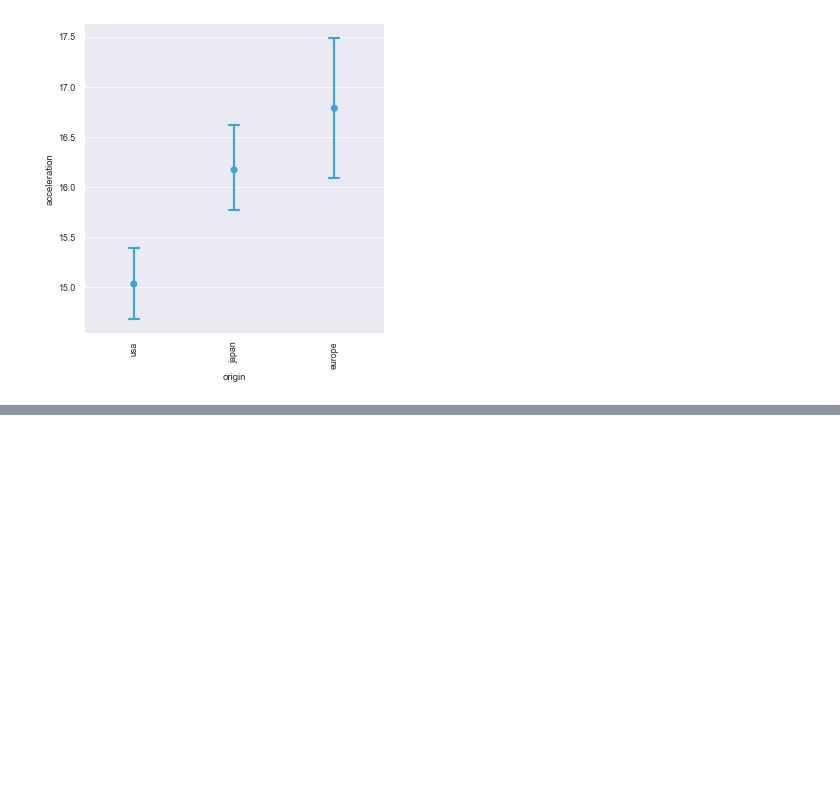
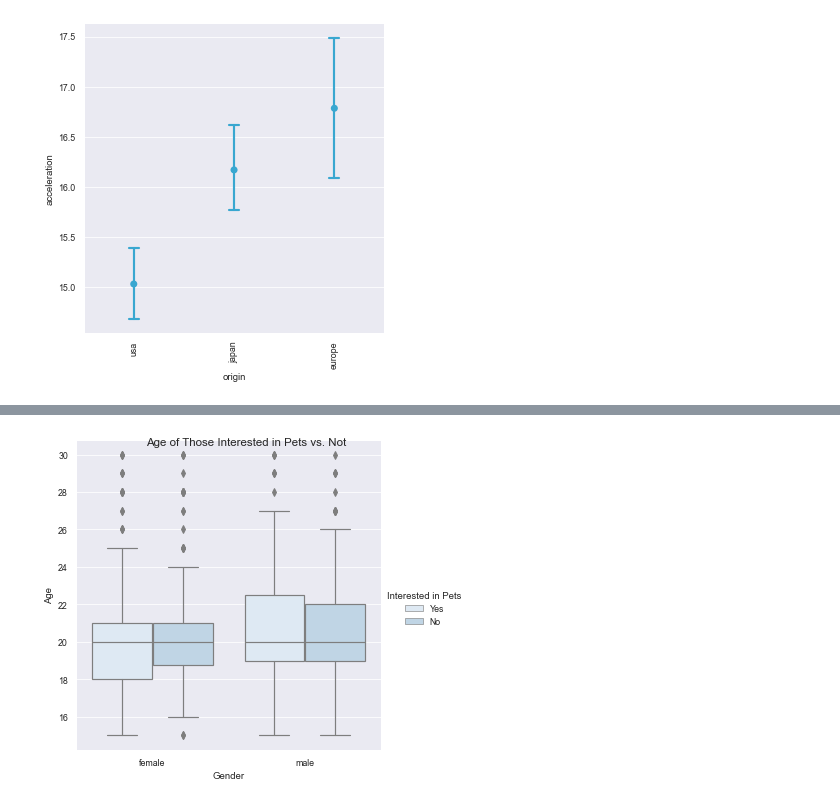
Before and after one commit to pedrogrigorio/DataCamp-Python-Data-Science-Track, a Jupyter notebook: 6-Introduction_to_Data_Visualization_with_Seaborn/notebook.ipynb, the cells around one changed output, grey strips where cells are left out. Cells and saved outputs as stored; diff of their text form; code cells hidden in the pictures; blank space fills up the shorter version.

```diff
--- a/6-Introduction_to_Data_Visualization_with_Seaborn/notebook.ipynb
+++ b/6-Introduction_to_Data_Visualization_with_Seaborn/notebook.ipynb
@@ -26,6 +26,8 @@ survey_data['Interested in Math'] = [True if s > 3 else False for s in survey_da
 map_dictionary = {1:"Never", 2:"Rarely", 3:"Sometimes Parents Advice", 4:"Often", 5:"Always"}
 survey_data['Parents Advice'] = survey_data["Parents' advice"].map(map_dictionary)
 survey_data['Feels Lonely'] = [True if s > 3 else False for s in survey_data_dataset['Loneliness']]
+survey_data['Interested in Pets'] = ["Yes" if s > 3 else "No" for s in survey_data_dataset['Pets']]
+survey_data['Likes Techno'] = [True if s > 3 else False for s in survey_data_dataset['Techno']]
 
 condition_list = [(survey_data['Siblings'] == 0), (np.logical_or(survey_data['Siblings'] == 1, survey_data['Siblings'] == 2)), (survey_data['Siblings'] > 2)]
 choice_list = ['0', '1-2', '3+']
@@ -577,0 +589,16 @@ plt.show()
+# %%
+# Set palette to "Blues"
+sns.set_palette('Blues')
+
+# Adjust to add subgroups based on "Interested in Pets"
+g = sns.catplot(x="Gender",
+                y="Age", data=survey_data,
+                kind="box", hue='Interested in Pets')
+
+# Set title to "Age of Those Interested in Pets vs. Not"
+g.fig.suptitle("Age of Those Interested in Pets vs. Not")
+
+# Show plot
+plt.show()
+# %% [output]
+[figure, added]
```
Also changed, not shown: parts of 3 cells of this notebook, 1 other file.
